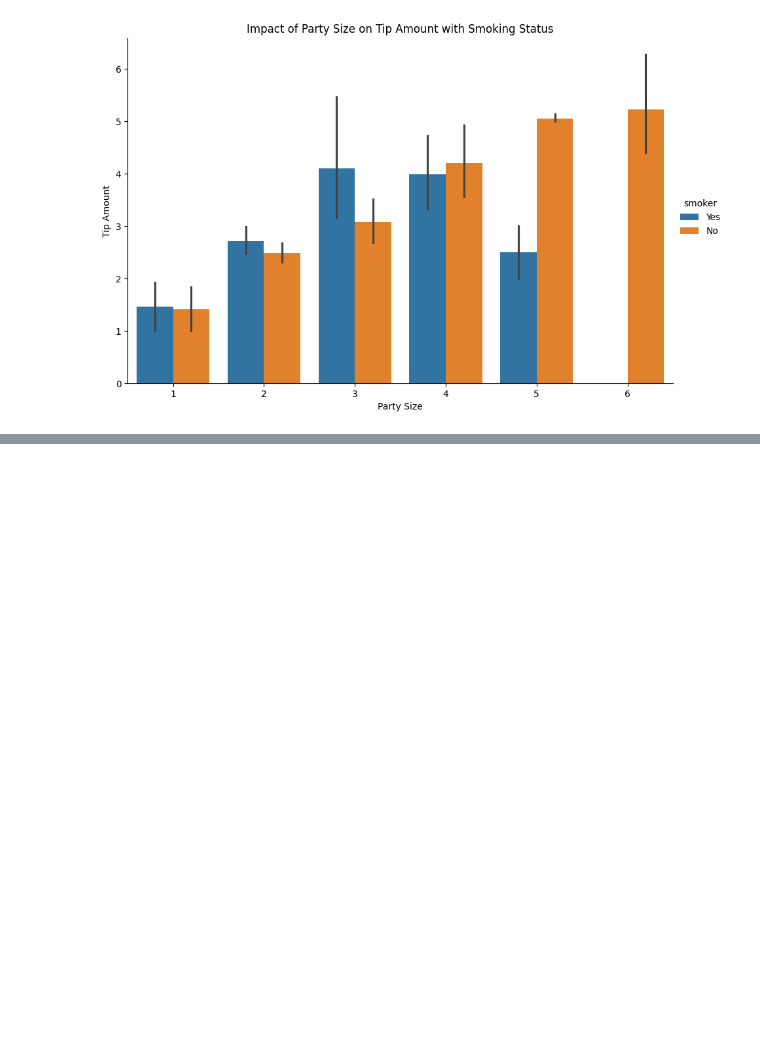
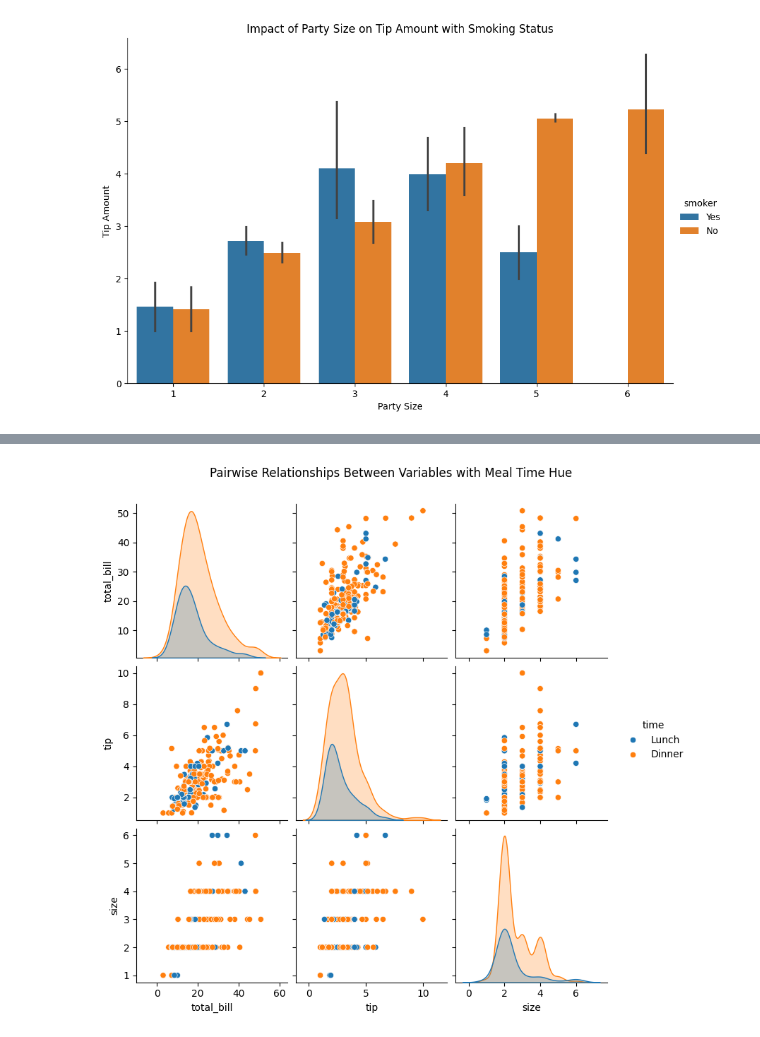
Before and after one commit to Mohibullah16/DataVisualizationLab05, a Jupyter notebook: lab5_Fa22_bds_021.ipynb, the cells around one changed output, grey strips where cells are left out. Saved outputs shown, nothing was run; the diff lists cells and outputs as text; code cells hidden in the pictures; blank space fills up the shorter version.

```diff
--- a/lab5_Fa22_bds_021.ipynb
+++ b/lab5_Fa22_bds_021.ipynb
@@ -76,0 +83,6 @@ plt.show()
+# %%
+sns.pairplot(restaurant_data, vars=['total_bill', 'tip', 'size'], hue='time')
+plt.suptitle('Pairwise Relationships Between Variables with Meal Time Hue', y=1.05)
+plt.show()
+# %% [output]
+[figure, added]
```
Also changed, not shown: parts of 2 cells of this notebook.
